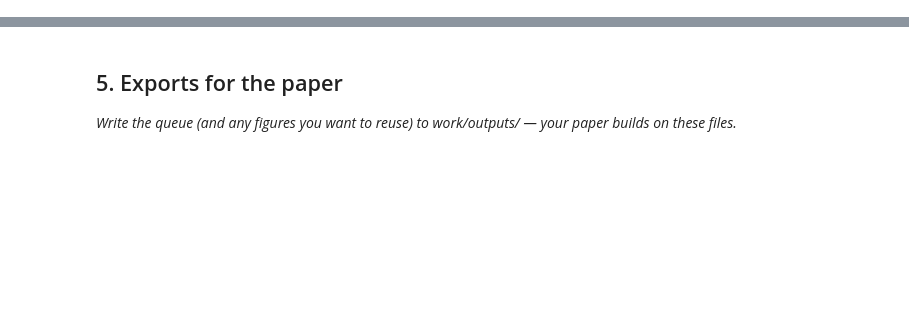
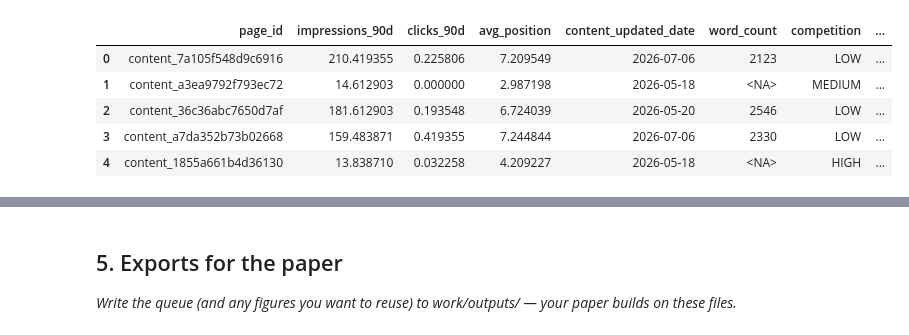
Before and after one commit to Trisha108-hub/flyrank-ml-internship, a Jupyter notebook: work/notebooks/w07_action_playbook.ipynb, the cells around one changed output, grey strips where cells are left out. Cells and saved outputs as stored; diff of their text form; code cells hidden in the pictures; blank space fills up the shorter version.

```diff
--- a/work/notebooks/w07_action_playbook.ipynb
+++ b/work/notebooks/w07_action_playbook.ipynb
@@ -81,0 +29,61 @@ No real feature vector found — using SYNTHETIC DEMO DATA (labelled in every ex
+# %%
+from google.colab import userdata
+import duckdb
+
+con = duckdb.connect()
+con.execute(f"CREATE SECRET (TYPE huggingface, TOKEN '{userdata.get('HF_TOKEN')}')")
+rel = "hf://datasets/FlyRank/internship-warehouse"
+MONTH = "2026-03"   # same feature month as w04/w05/w06 - keep the capstone consistent
+path = f"{rel}/fact_content_daily_performance/month={MONTH}/data_0.parquet"
+dim_content_path = f"{rel}/dim_content.parquet"
+
+content_col, client_col = "content_hash_id", "client_hash_id"
+clicks_col, impr_col, avgpos_col, avail_col = "gsc_clicks", "gsc_impressions", "gsc_avg_position", "gsc_data_available"
+
+# STEP 0 - confirm real column names before trusting anything below.
+# Look for: a content-creation-date column, and whether competition ships as
+# numeric (0-1) or as a ready-made LOW/MEDIUM/HIGH category.
+print(con.sql(f"DESCRIBE SELECT * FROM read_parquet(\'{dim_content_path}\') LIMIT 0").df().to_string())
+
+agg = con.sql(f"""
+    SELECT {content_col} AS page_id,
+           AVG({impr_col}) AS impressions_90d,
+           AVG({clicks_col}) AS clicks_90d,
+           AVG({avgpos_col}) AS avg_position
+    FROM read_parquet(\'{path}\')
+    WHERE {avail_col} IS TRUE
+    GROUP BY 1
+""").df()
+
+content_meta = con.sql(f"""
+    SELECT {content_col} AS page_id, content_updated_date, word_count, competition, cpc,
+           main_intent AS intent
+    FROM read_parquet(\'{dim_content_path}\')
+    WHERE is_published IS TRUE AND is_deleted IS FALSE
+""").df()
+
+df = agg.merge(content_meta, on="page_id", how="inner")
+
+# days_since_update: this is the same field w04 flagged as NOT decision-time-safe
+# (dim_content is a single frozen snapshot, not a monthly history). Kept here as
+# directional-only, same caveat carried from w04's leakage check.
+df["days_since_update"] = (pd.Timestamp(f"{MONTH}-28") - pd.to_datetime(df["content_updated_date"])).dt.days
+
+# content_age_days: no confirmed creation-date column yet (check the DESCRIBE output above -
+# if it shows one, e.g. content_created_date, swap it in here instead of this placeholder).
+df["content_age_days"] = df["days_since_update"]
+
+# competition: real column is numeric (0-1). Bucketed so the rest of the notebook still
+# reads LOW/MEDIUM/HIGH - adjust the cut points if DESCRIBE shows a ready-made category instead.
+df["competition"] = pd.cut(df["competition"], bins=[-0.01, 0.3, 0.7, 1.0],
+                            labels=["LOW", "MEDIUM", "HIGH"])
+
+# indexed: this field does not exist anywhere in the real warehouse schema (checked against
+# docs/data-dictionary.md and docs/ml-intern-dataset-and-lane-guide.md). Rather than fake a
+# number, this playbook drops the NOT_INDEXED reason code entirely (see Section 1 below).
+
+using_synthetic = False
+source_path = f"{path} + {dim_content_path} (real warehouse, month={MONTH})"
+print(f"Rows: {len(df):,}  |  source: {source_path}")
+df.head()
+# %% [output]
@@ -82,3 +107,9 @@ No real feature vector found — using SYNTHETIC DEMO DATA (labelled in every ex
+|  | page_id | impressions_90d | clicks_90d | avg_position | content_updated_date | word_count | competition | ... |
+| 0 | content_7a105f548d9c6916 | 210.419355 | 0.225806 | 7.209549 | 2026-07-06 | 2123 | LOW | ... |
+| 1 | content_a3ea9792f793ec72 | 14.612903 | 0.000000 | 2.987198 | 2026-05-18 | <NA> | MEDIUM | ... |
+| 2 | content_36c36abc7650d7af | 181.612903 | 0.193548 | 6.724039 | 2026-05-20 | 2546 | LOW | ... |
+| 3 | content_a7da352b73b02668 | 159.483871 | 0.419355 | 7.244844 | 2026-07-06 | 2330 | LOW | ... |
+| 4 | content_1855a661b4d36130 | 13.838710 | 0.032258 | 4.209227 | 2026-05-18 | <NA> | HIGH | ... |
 # %% [markdown]
 ## 1. Ranked actions + reason codes
 
```
Also changed, not shown: parts of 12 cells of this notebook.
